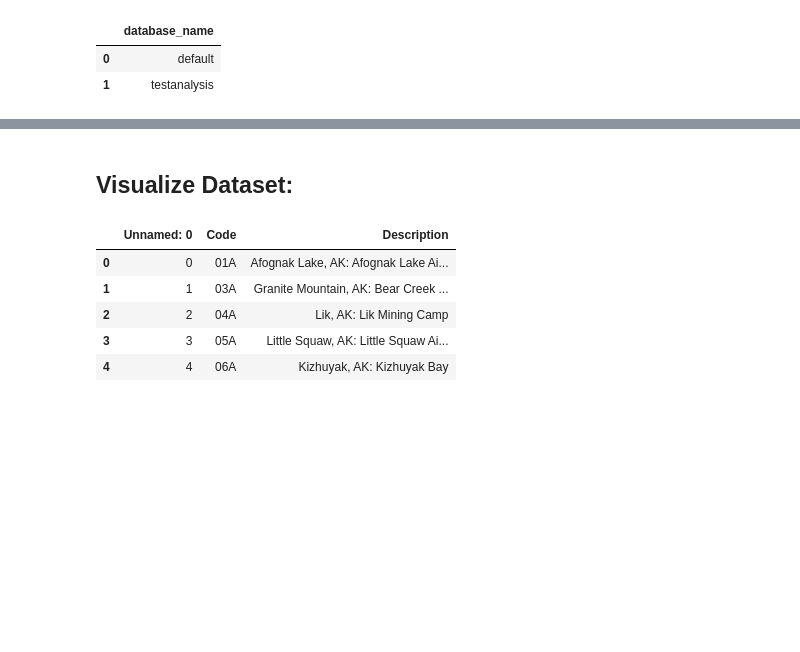
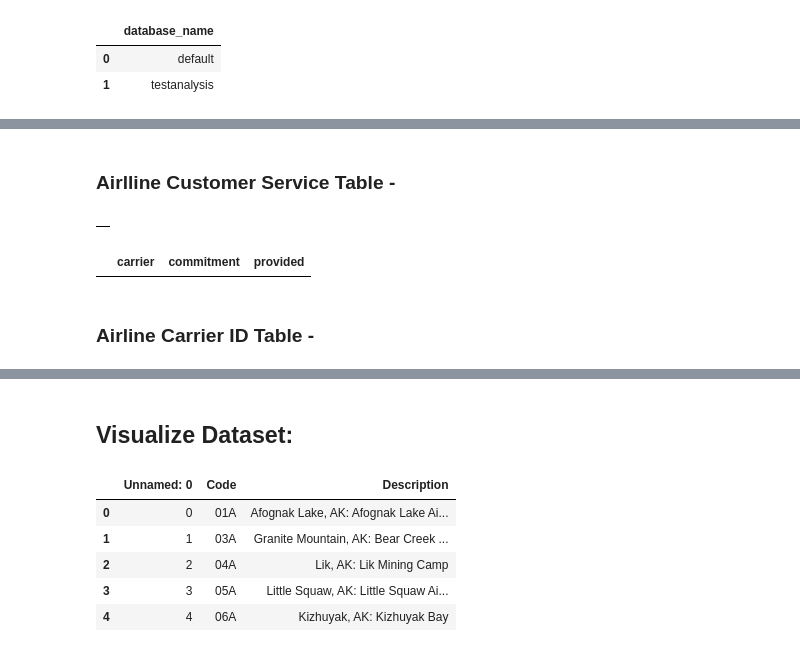
Before and after one commit to fausa/ADS508, a Jupyter notebook: Code.ipynb, the cells around one changed output, grey strips where cells are left out. Drawn from its saved outputs; the diff is of its cells as text; code cells hidden in the pictures; blank space fills up the shorter version.

```diff
--- a/Code.ipynb
+++ b/Code.ipynb
@@ -152,0 +127,2 @@ DatabaseError: Execution failed on sql: CREATE EXTERNAL TABLE IF NOT EXISTS (
+# %% [markdown]
+### Airlline Customer Service Table -
@@ -152,0 +131,22 @@ DatabaseError: Execution failed on sql: CREATE EXTERNAL TABLE IF NOT EXISTS (
+# %%
+table2_name = "airline_customer_service"
+
+statement2 = """CREATE EXTERNAL TABLE IF NOT EXISTS {}.{}(
+         Carrier string,
+         Commitment string,
+         Provided string
+) ROW FORMAT DELIMITED FIELDS TERMINATED BY '\,' LINES TERMINATED BY '\\n' LOCATION '{}'
+TBLPROPERTIES ('skip.header.line.count'='1')""".format(
+    database_name, table2_name, customer_service_s3
+)
+# %%
+pd.read_sql(statement2, conn)
+# %% [output]
+|  |
+# %%
+query2 = "SELECT * FROM {}.{}".format(database_name, table2_name)
+pd.read_sql(query2, conn)
+# %% [output]
+|  | carrier | commitment | provided |
+# %% [markdown]
+### Airline Carrier ID Table -
```
Also changed, not shown: parts of 33 cells of this notebook.
